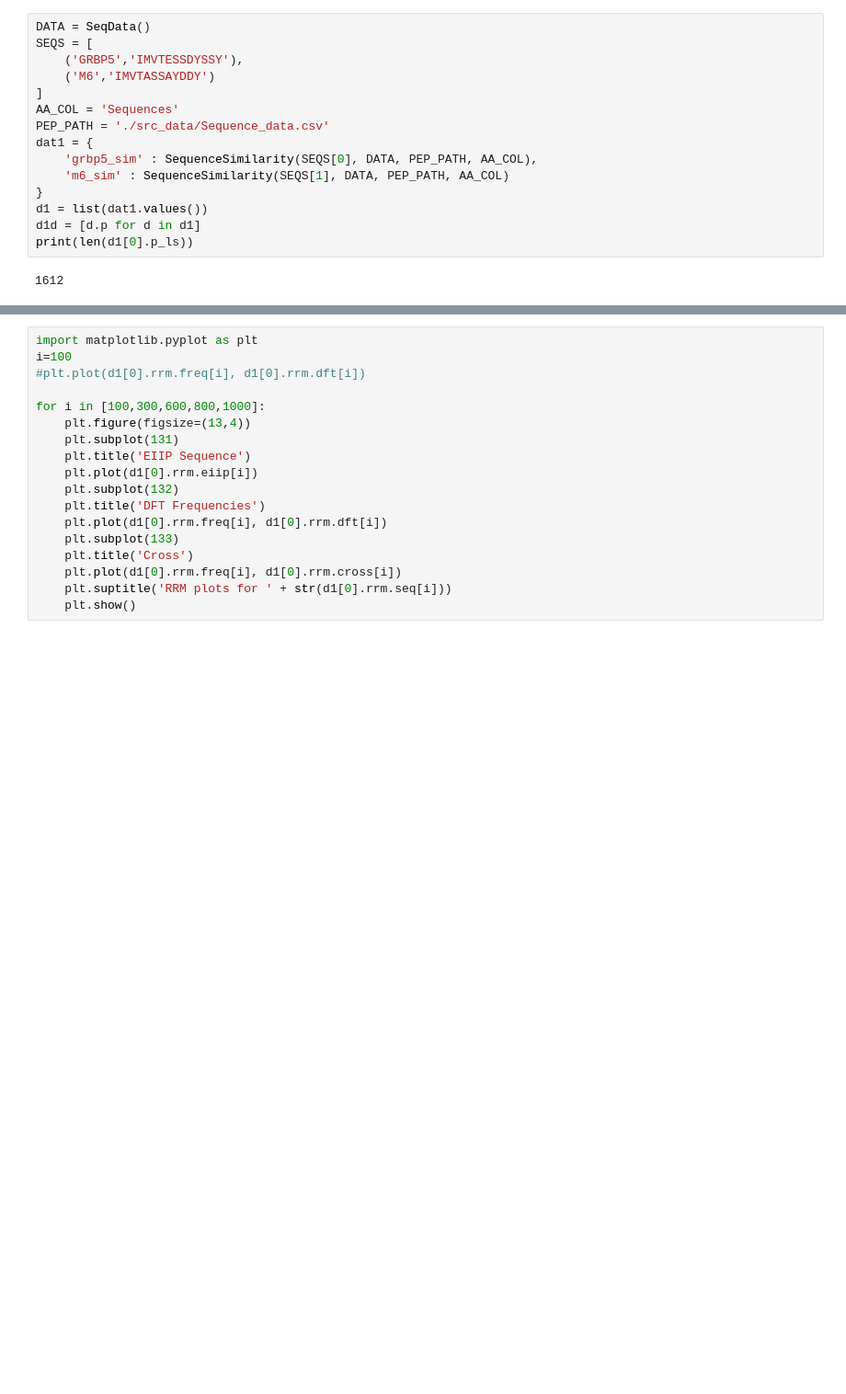
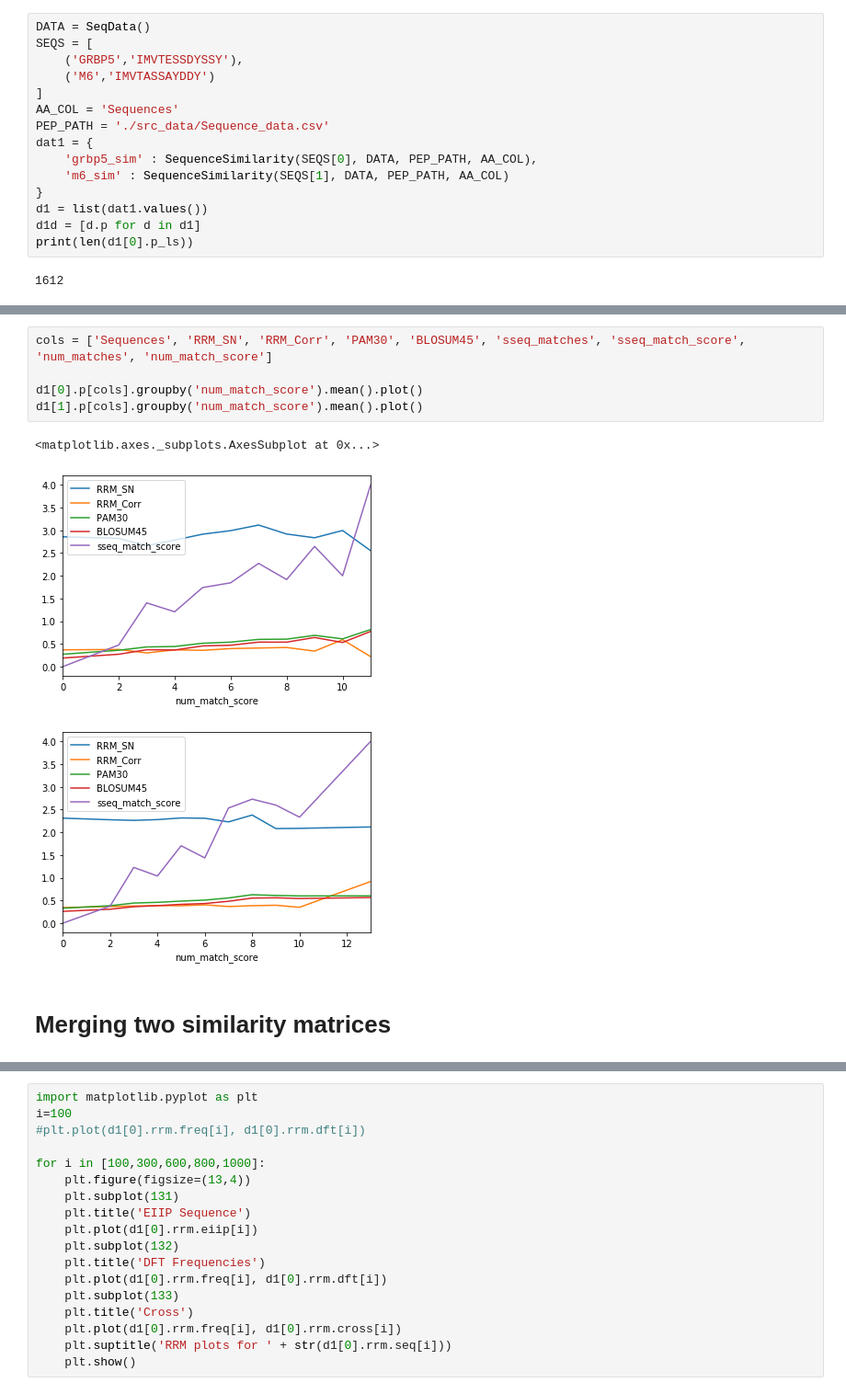
Before and after one commit to clpi/gemsec-neuropep, a Jupyter notebook: final/Final_Notebook.ipynb, the cells around one changed output, grey strips where cells are left out. Shown at 92% size. Saved outputs shown, nothing was run; the diff lists cells and outputs as text; blank space fills up the shorter version.

```diff
--- a/final/Final_Notebook.ipynb
+++ b/final/Final_Notebook.ipynb
@@ -349,0 +386,11 @@ d1[0].p.sort_values(by="RRM_SN", ascending=False).head()
+# %%
+cols = ['Sequences', 'RRM_SN', 'RRM_Corr', 'PAM30', 'BLOSUM45', 'sseq_matches', 'sseq_match_score', 'num_matches', 'num_match_score']
+
+d1[0].p[cols].groupby('num_match_score').mean().plot()
+d1[1].p[cols].groupby('num_match_score').mean().plot()
+# %% [output]
+<matplotlib.axes._subplots.AxesSubplot at 0x...>
+[figure, added]
+[figure, added]
+# %% [markdown]
+# Merging two similarity matrices
```
Also changed, not shown: parts of 13 cells of this notebook, 23 other files.
